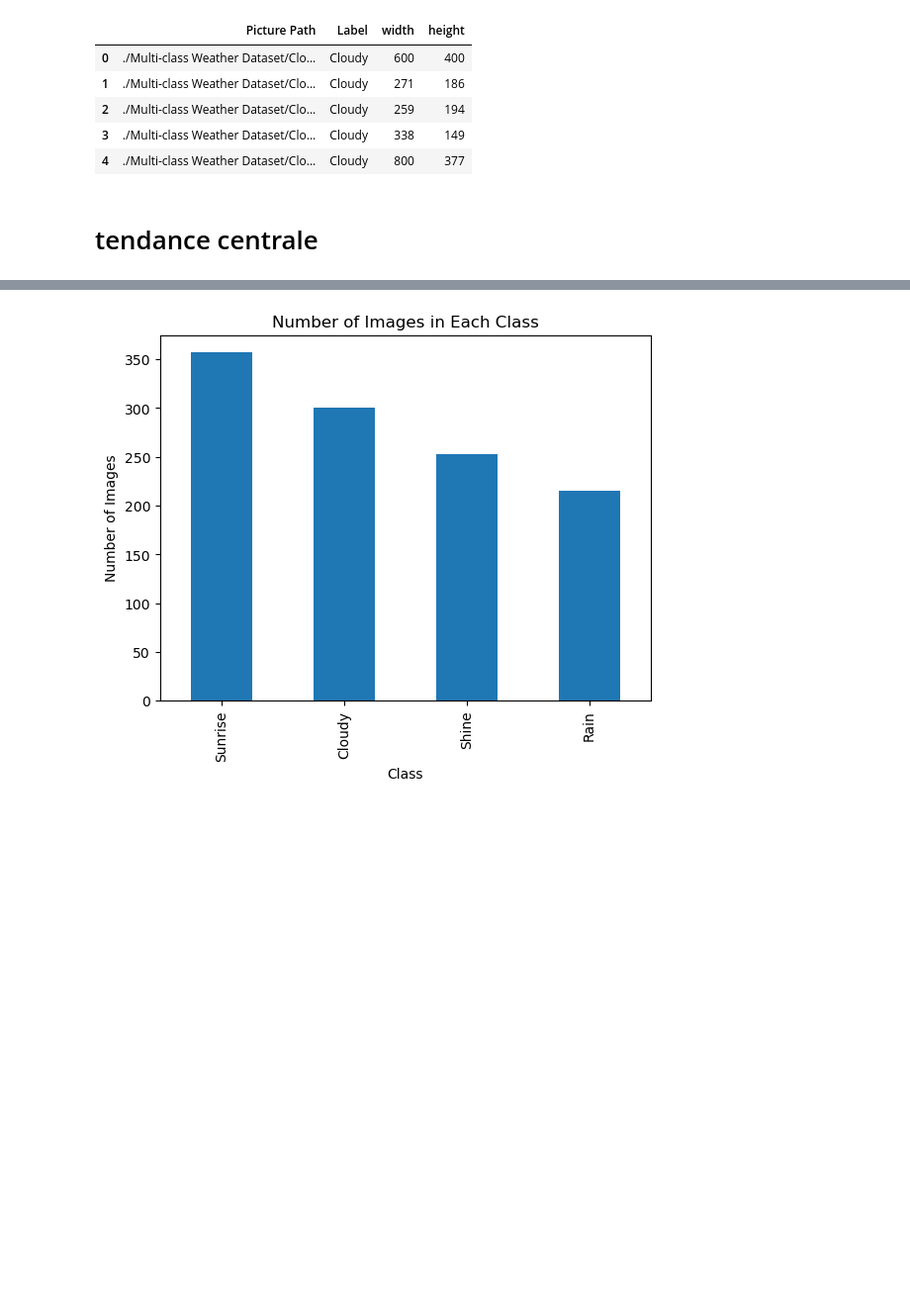
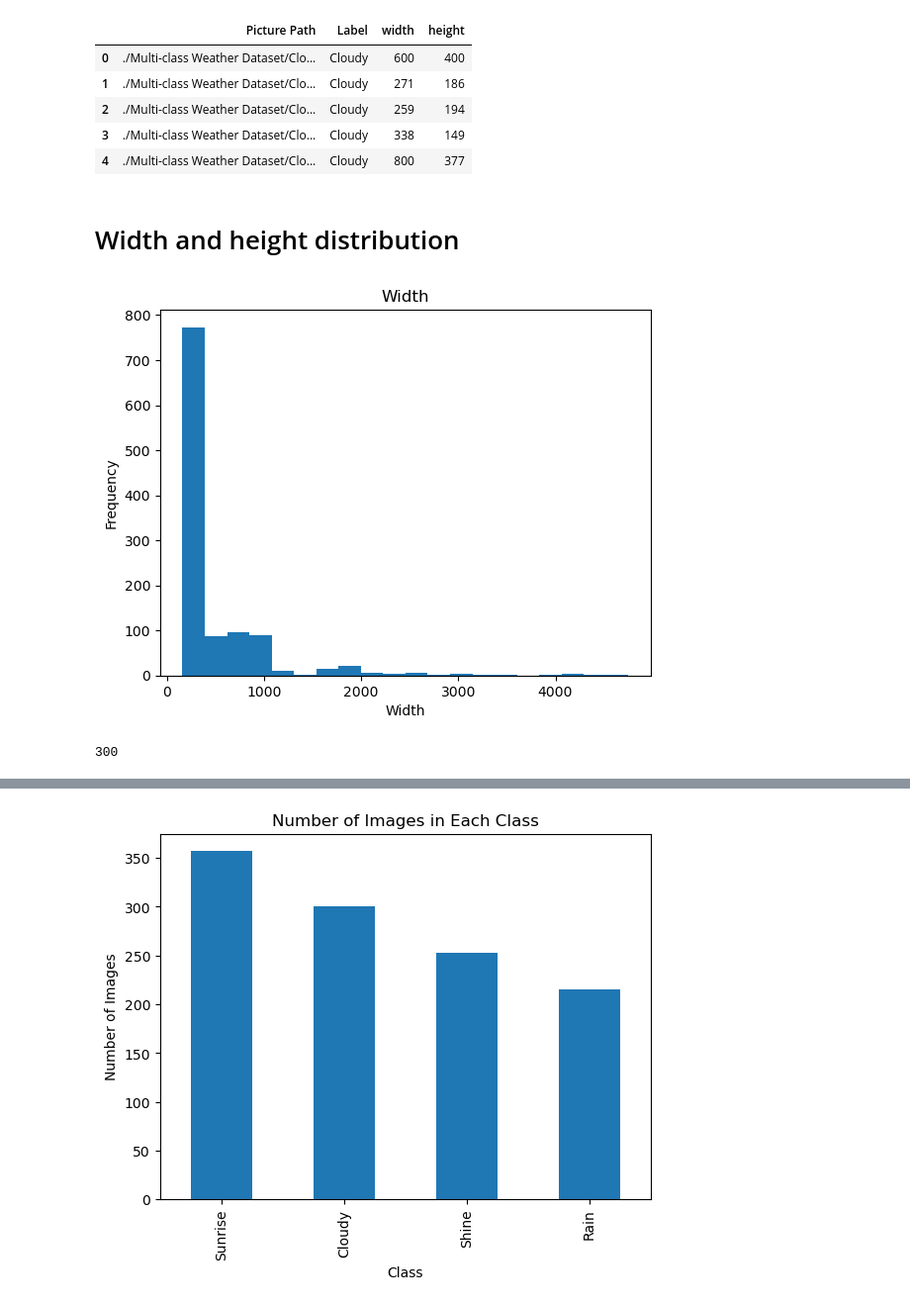
Before and after one commit to Jalalbaim/Rain-Or-Shine, a Jupyter notebook: Model.ipynb, the cells around one changed output, grey strips where cells are left out. Shown at 99% size. Drawn from its saved outputs; the diff is of its cells as text; code cells hidden in the pictures; blank space fills up the shorter version.

```diff
--- a/Model.ipynb
+++ b/Model.ipynb
@@ -76,5 +76,17 @@ df.head()
 | 2 | ./Multi-class Weather Dataset/Clo... | Cloudy | 259 | 194 |
 | 3 | ./Multi-class Weather Dataset/Clo... | Cloudy | 338 | 149 |
 | 4 | ./Multi-class Weather Dataset/Clo... | Cloudy | 800 | 377 |
-# %% [markdown]
-# tendance centrale
+# %% [markdown]
+# Width and height distribution
+# %%
+plt.hist(df['width'], bins=20)
+plt.title('Width')
+plt.xlabel('Width')
+plt.ylabel('Frequency')
+plt.show()
+width_counts = df['width'].value_counts()
+max_width = width_counts.idxmax()
+print(max_width)
+# %% [output]
+[figure, added]
+300
```
Also changed, not shown: parts of 18 cells of this notebook.
